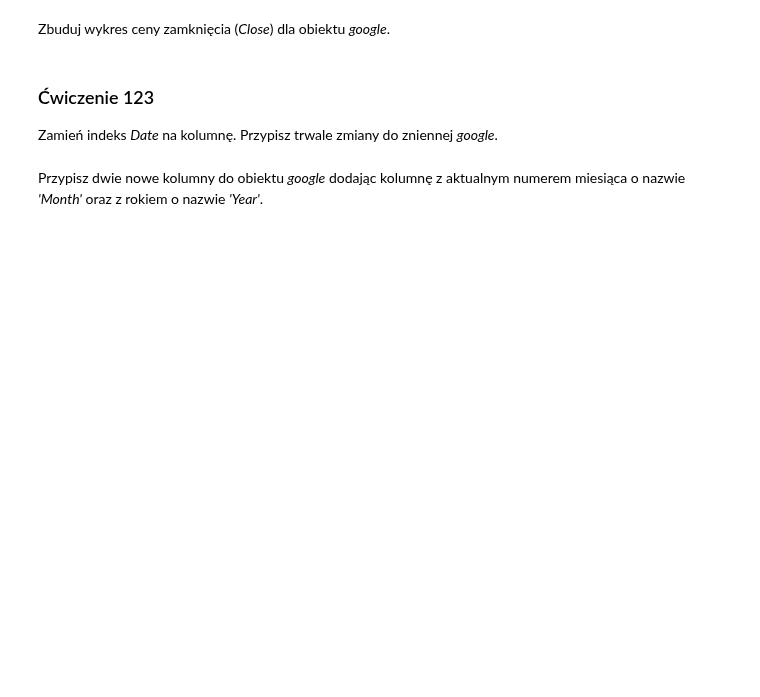
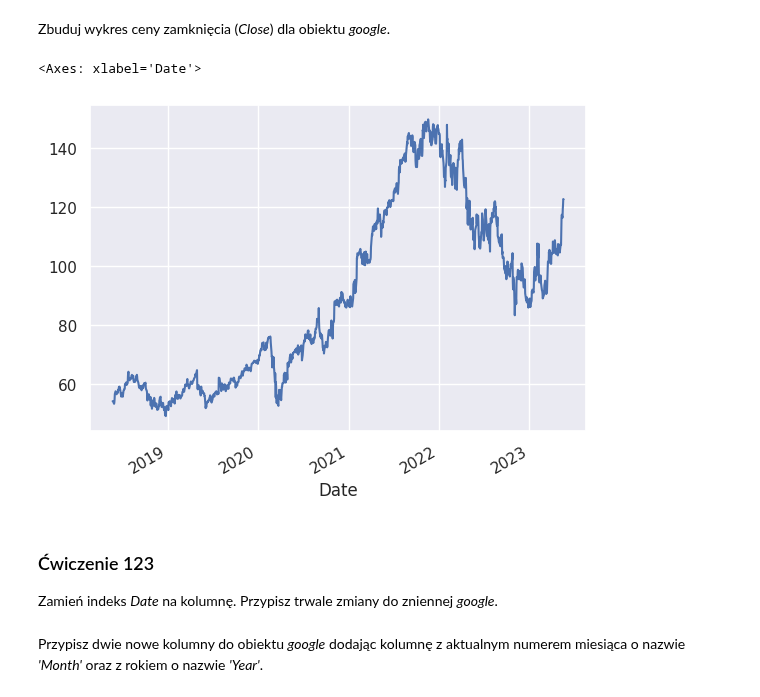
Before and after one commit to LucjanSakowicz/data-science-bootcamp, a Jupyter notebook: 09_exercises/121_130_exercises.ipynb, the cells around one changed output. Cells and saved outputs as stored; diff of their text form; code cells hidden in the pictures; blank space fills up the shorter version.

```diff
--- a/09_exercises/121_130_exercises.ipynb
+++ b/09_exercises/121_130_exercises.ipynb
@@ -48,0 +49,3 @@ Wykorzystując funkcję _fetch_financial_data()_ pobierz notowania dla spółki
+# %%
+google = fetch_financial_data("GOOGL")
+google
@@ -76,3 +125,8 @@ Zbuduj wykres ceny zamknięcia (_Close_) dla obiektu _google_.
+# %%
+google["Close"].plot()
+# %% [output]
+<Axes: xlabel='Date'>
+[figure, added]
 # %% [markdown]
 ### <a name='3'></a> Ćwiczenie 123
 Zamień indeks _Date_ na kolumnę. Przypisz trwale zmiany do zniennej _google_.
```
Also changed, not shown: parts of 37 cells of this notebook.
